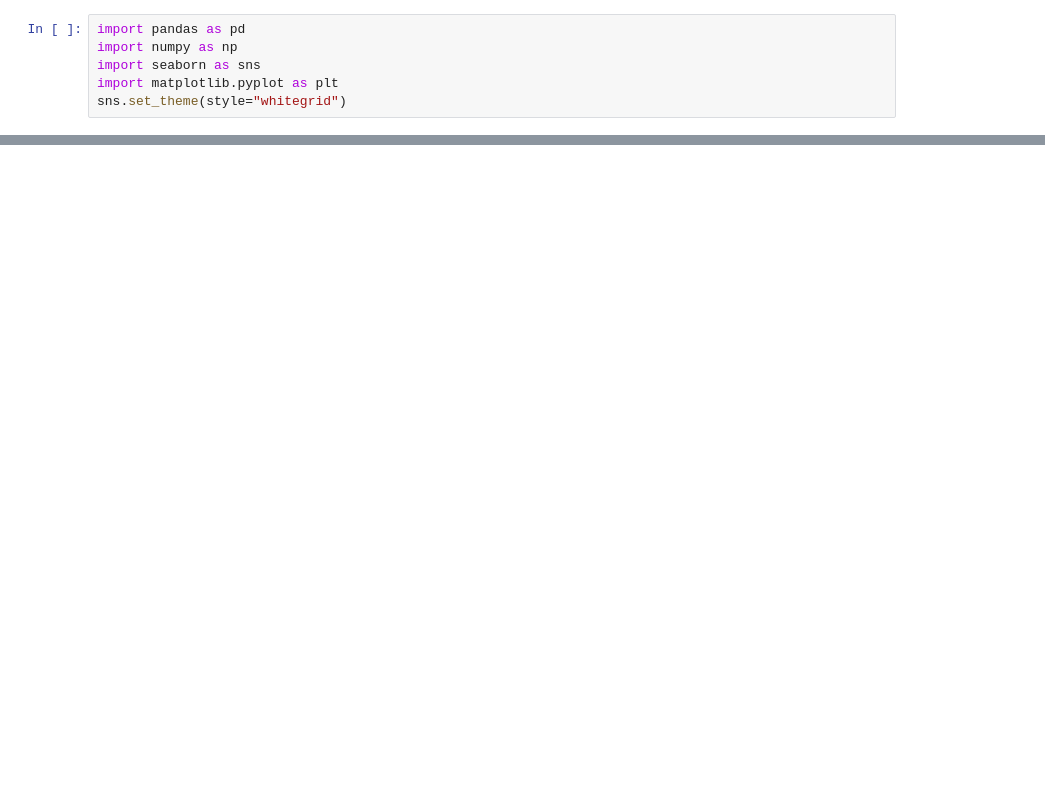
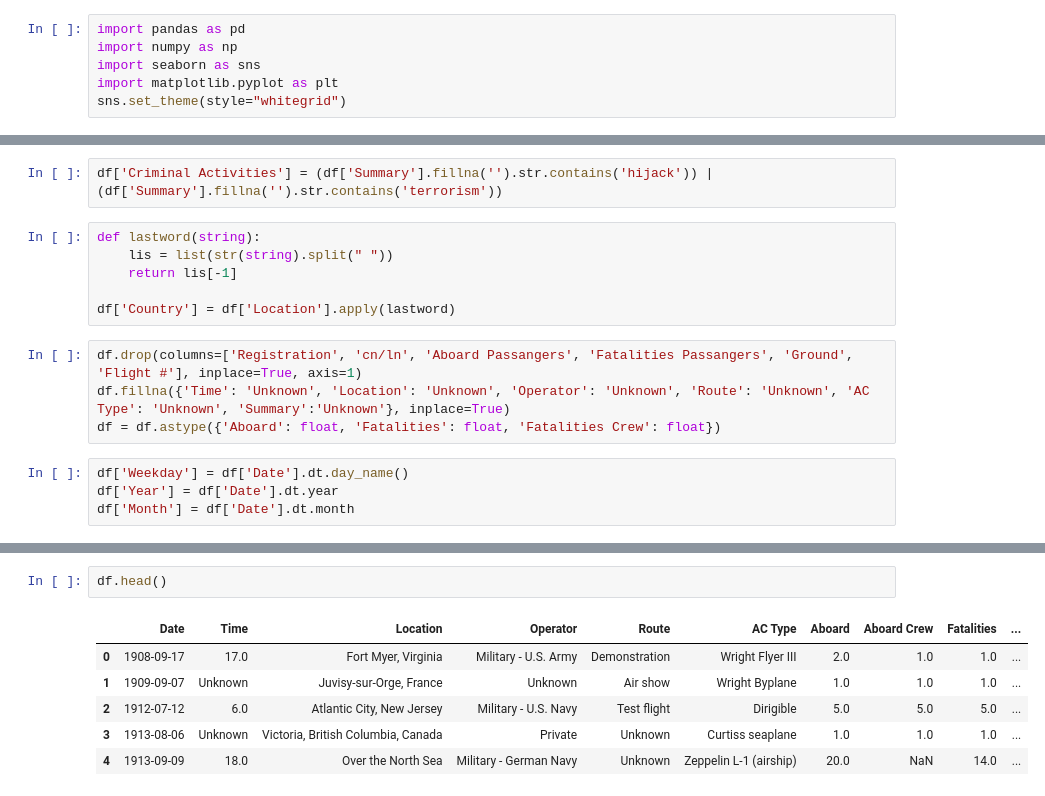
Before and after one commit to motm-1/PI_DA, a Jupyter notebook: eda.ipynb, the cells around one changed output, grey strips where cells are left out. Drawn from its saved outputs; the diff is of its cells as text; blank space fills up the shorter version.

```diff
--- a/eda.ipynb
+++ b/eda.ipynb
@@ -410,0 +87,16 @@ final_df.head()
+# %%
+df['Criminal Activities'] = (df['Summary'].fillna('').str.contains('hijack')) | (df['Summary'].fillna('').str.contains('terrorism'))
+# %%
+def lastword(string):
+    lis = list(str(string).split(" "))
+    return lis[-1]
+
+df['Country'] = df['Location'].apply(lastword)
+# %%
+df.drop(columns=['Registration', 'cn/ln', 'Aboard Passangers', 'Fatalities Passangers', 'Ground', 'Flight #'], inplace=True, axis=1)
+df.fillna({'Time': 'Unknown', 'Location': 'Unknown', 'Operator': 'Unknown', 'Route': 'Unknown', 'AC Type': 'Unknown', 'Summary':'Unknown'}, inplace=True)
+df = df.astype({'Aboard': float, 'Fatalities': float, 'Fatalities Crew': float})
+# %%
+df['Weekday'] = df['Date'].dt.day_name()
+df['Year'] = df['Date'].dt.year
+df['Month'] = df['Date'].dt.month
@@ -410,0 +353,9 @@ final_df.head()
+# %%
+df.head()
+# %% [output]
+|  | Date | Time | Location | Operator | Route | AC Type | Aboard | Aboard Crew | Fatalities | ... |
+| 0 | 1908-09-17 | 17.0 | Fort Myer, Virginia | Military - U.S. Army | Demonstration | Wright Flyer III | 2.0 | 1.0 | 1.0 | ... |
+| 1 | 1909-09-07 | Unknown | Juvisy-sur-Orge, France | Unknown | Air show | Wright Byplane | 1.0 | 1.0 | 1.0 | ... |
+| 2 | 1912-07-12 | 6.0 | Atlantic City, New Jersey | Military - U.S. Navy | Test flight | Dirigible | 5.0 | 5.0 | 5.0 | ... |
+| 3 | 1913-08-06 | Unknown | Victoria, British Columbia, Canada | Private | Unknown | Curtiss seaplane | 1.0 | 1.0 | 1.0 | ... |
+| 4 | 1913-09-09 | 18.0 | Over the North Sea | Military - German Navy | Unknown | Zeppelin L-1 (airship) | 20.0 | NaN | 14.0 | ... |
```
Also changed, not shown: parts of 50 cells of this notebook, 3 other files.
